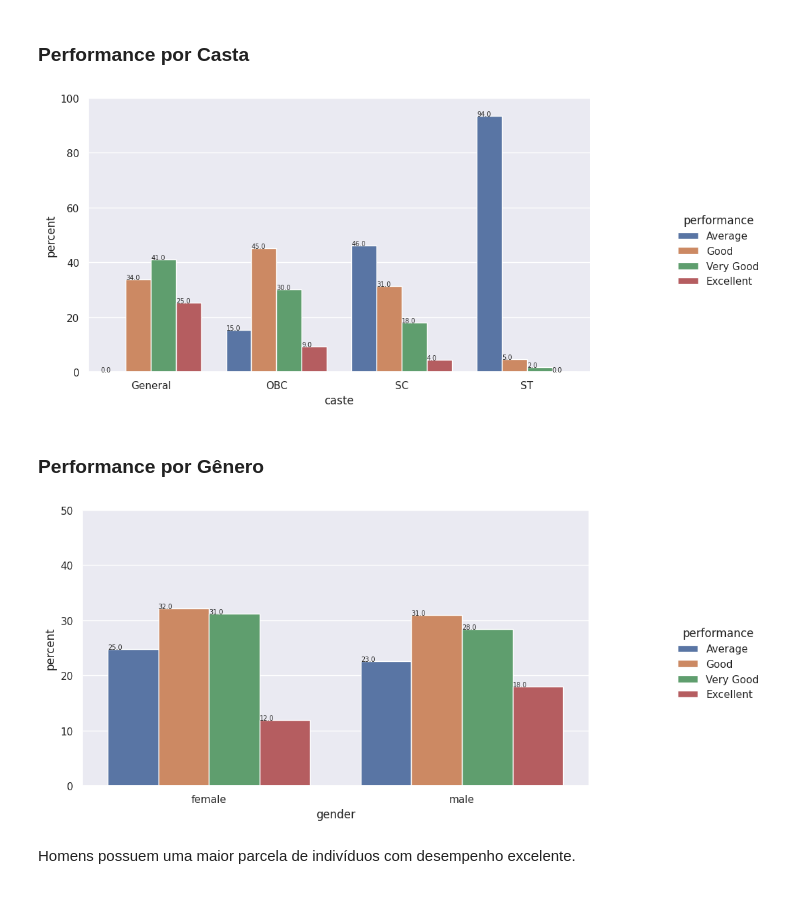
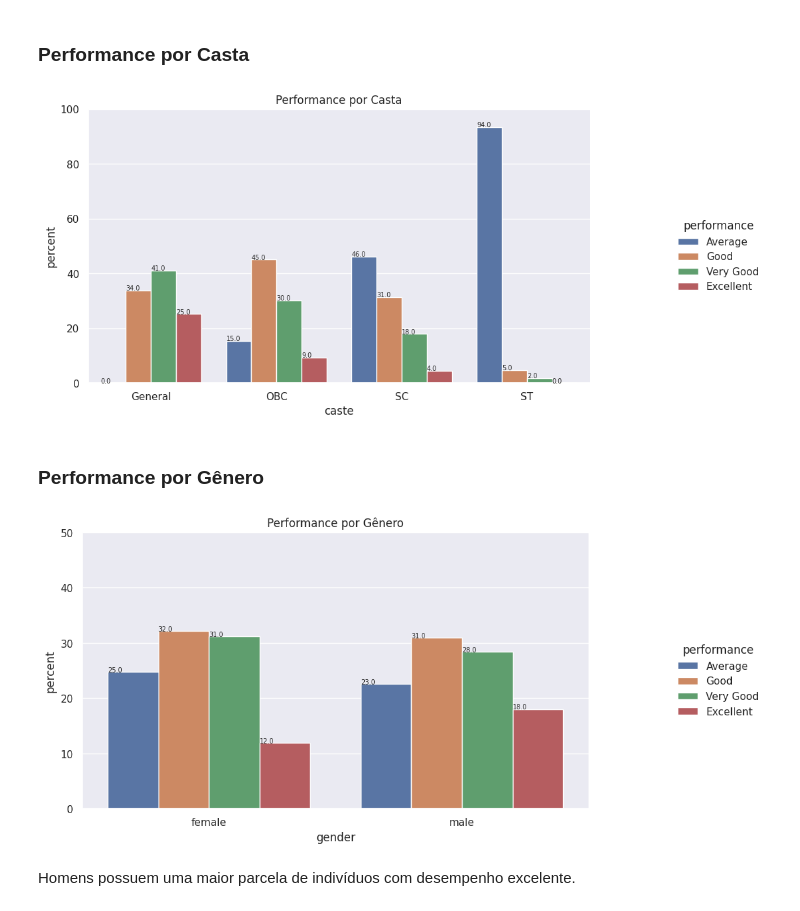
Before and after one commit to lyriotiago/unicamp-m0810, a Jupyter notebook: notebooks/t1.ipynb, the cells around one changed output. Saved outputs shown, nothing was run; the diff lists cells and outputs as text; code cells hidden in the pictures.

```diff
--- a/notebooks/t1.ipynb
+++ b/notebooks/t1.ipynb
@@ -90,0 +104,3 @@ Categories (3, object): ['NO' < 'WA' < 'OA']
+# %%
+df["time"] = pd.Categorical(df["time"], categories=["ONE", "TWO", "THREE", "FOUR", "FIVE", "SEVEN"], ordered=True)
+df["time"].unique()
@@ -93,22 +112,25 @@ Categories (3, object): ['NO' < 'WA' < 'OA']
 # %% [markdown]
 ## Funções para plot
 # %%
-def normalized_catplot(df: pd.DataFrame, group: str, feature: str, ylim: int = 100) -> None:
+def normalized_catplot(
+    df: pd.DataFrame, feature: str, group: str, ylim: Optional[int] = 100, title: Optional[str] = "", **kwargs
+) -> None:
     normalized_df = df.groupby(group)[feature].value_counts(normalize=True)
     normalized_df = normalized_df.mul(100)
     normalized_df = normalized_df.rename("percent").reset_index()
 
+    if isinstance(df["performance"].dtype, pd.CategoricalDtype):
+        hue_order = normalized_df[feature].unique().categories
+    else:
+        hue_order = normalized_df[feature].unique()
+
     graph = sns.catplot(
-        data=normalized_df,
-        x=group,
-        y="percent",
-        hue=feature,
-        kind="bar",
-        hue_order=normalized_df[feature].unique().categories,
+        data=normalized_df, x=group, y="percent", hue=feature, kind="bar", hue_order=hue_order, **kwargs
     )
 
     graph.fig.set_size_inches(12, 5)
     graph.ax.set_ylim(0, ylim)
+    graph.ax.set_title(title)
 
     for p in graph.ax.patches:
         txt = str(p.get_height().round())
@@ -123,18 +159,18 @@ def normalized_catplot(df: pd.DataFrame, group: str, feature: str, ylim: int = 1
 group = "caste"
 feature = "performance"
 
-normalized_catplot(df=df, group=group, feature=feature)
+normalized_catplot(df=df, group=group, feature=feature, title="Performance por Casta")
 # %% [output]
-[figure, old version]
+[figure, new version]
 # %% [markdown]
 ### Performance por Gênero
 # %%
 group = "gender"
 feature = "performance"
 
-normalized_catplot(df=df, group=group, feature=feature, ylim=50)
+normalized_catplot(df=df, group=group, feature=feature, ylim=50, title="Performance por Gênero")
 # %% [output]
-[figure, old version]
+[figure, new version]
 # %% [markdown]
 Homens possuem uma maior parcela de indivíduos com desempenho excelente.
 # %% [markdown]
```
Also changed, not shown: parts of 13 cells of this notebook.
